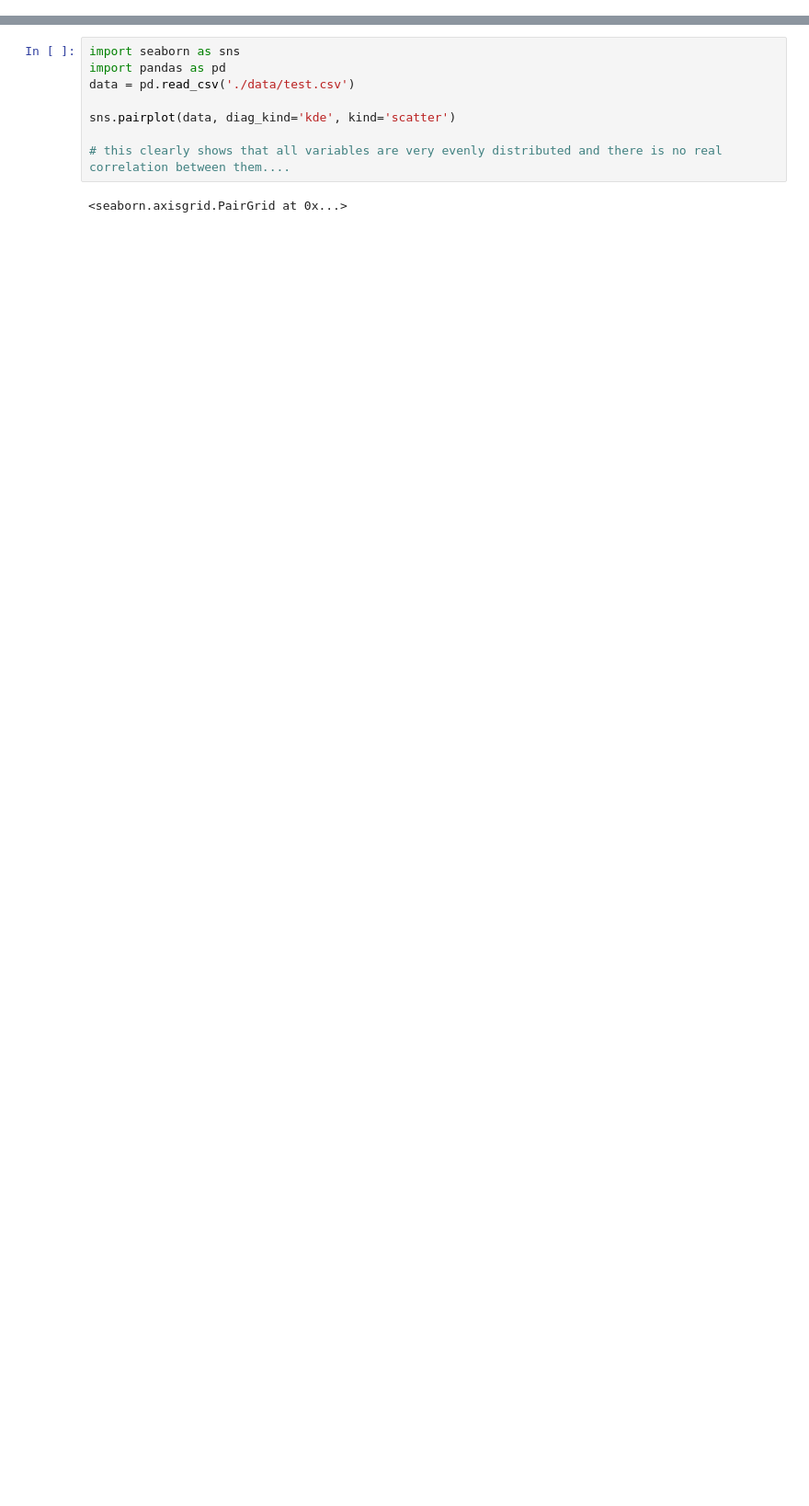
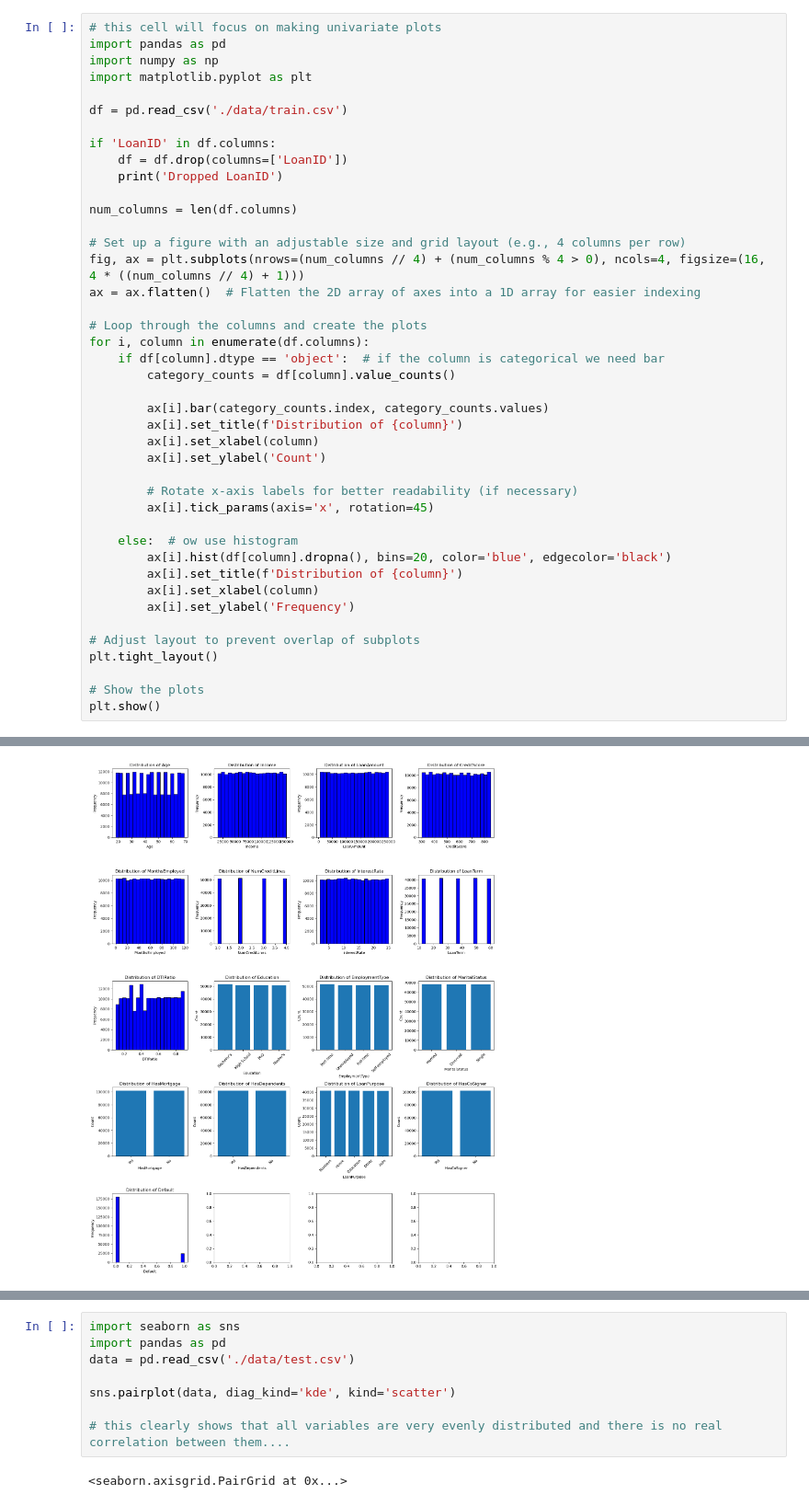
Before and after one commit to KushalSuvan/credit-default-predictor, a Jupyter notebook: preproc_and_eda.ipynb, the cells around one changed output, grey strips where cells are left out. Shown at 92% size. Drawn from its saved outputs; the diff is of its cells as text; blank space fills up the shorter version.

```diff
--- a/preproc_and_eda.ipynb
+++ b/preproc_and_eda.ipynb
@@ -178,0 +58,43 @@ defaulters columns are
+# %%
+# this cell will focus on making univariate plots
+import pandas as pd
+import numpy as np
+import matplotlib.pyplot as plt
+
+df = pd.read_csv('./data/train.csv')
+
+if 'LoanID' in df.columns:
+    df = df.drop(columns=['LoanID'])
+    print('Dropped LoanID')
+
+num_columns = len(df.columns)
+
+# Set up a figure with an adjustable size and grid layout (e.g., 4 columns per row)
+fig, ax = plt.subplots(nrows=(num_columns // 4) + (num_columns % 4 > 0), ncols=4, figsize=(16, 4 * ((num_columns // 4) + 1)))
+ax = ax.flatten()  # Flatten the 2D array of axes into a 1D array for easier indexing
+
+# Loop through the columns and create the plots
+for i, column in enumerate(df.columns):
+    if df[column].dtype == 'object':  # if the column is categorical we need bar
+        category_counts = df[column].value_counts()
+
+        ax[i].bar(category_counts.index, category_counts.values)
+        ax[i].set_title(f'Distribution of {column}')
+        ax[i].set_xlabel(column)
+        ax[i].set_ylabel('Count')
+
+        # Rotate x-axis labels for better readability (if necessary)
+        ax[i].tick_params(axis='x', rotation=45)
+
+    else:  # ow use histogram
+        ax[i].hist(df[column].dropna(), bins=20, color='blue', edgecolor='black')
+        ax[i].set_title(f'Distribution of {column}')
+        ax[i].set_xlabel(column)
+        ax[i].set_ylabel('Frequency')
+
+# Adjust layout to prevent overlap of subplots
+plt.tight_layout()
+
+# Show the plots
+plt.show()
+# %% [output]
@@ -178,0 +102 @@ defaulters columns are
+[figure, added]
```
Also changed, not shown: parts of 6 cells of this notebook.
